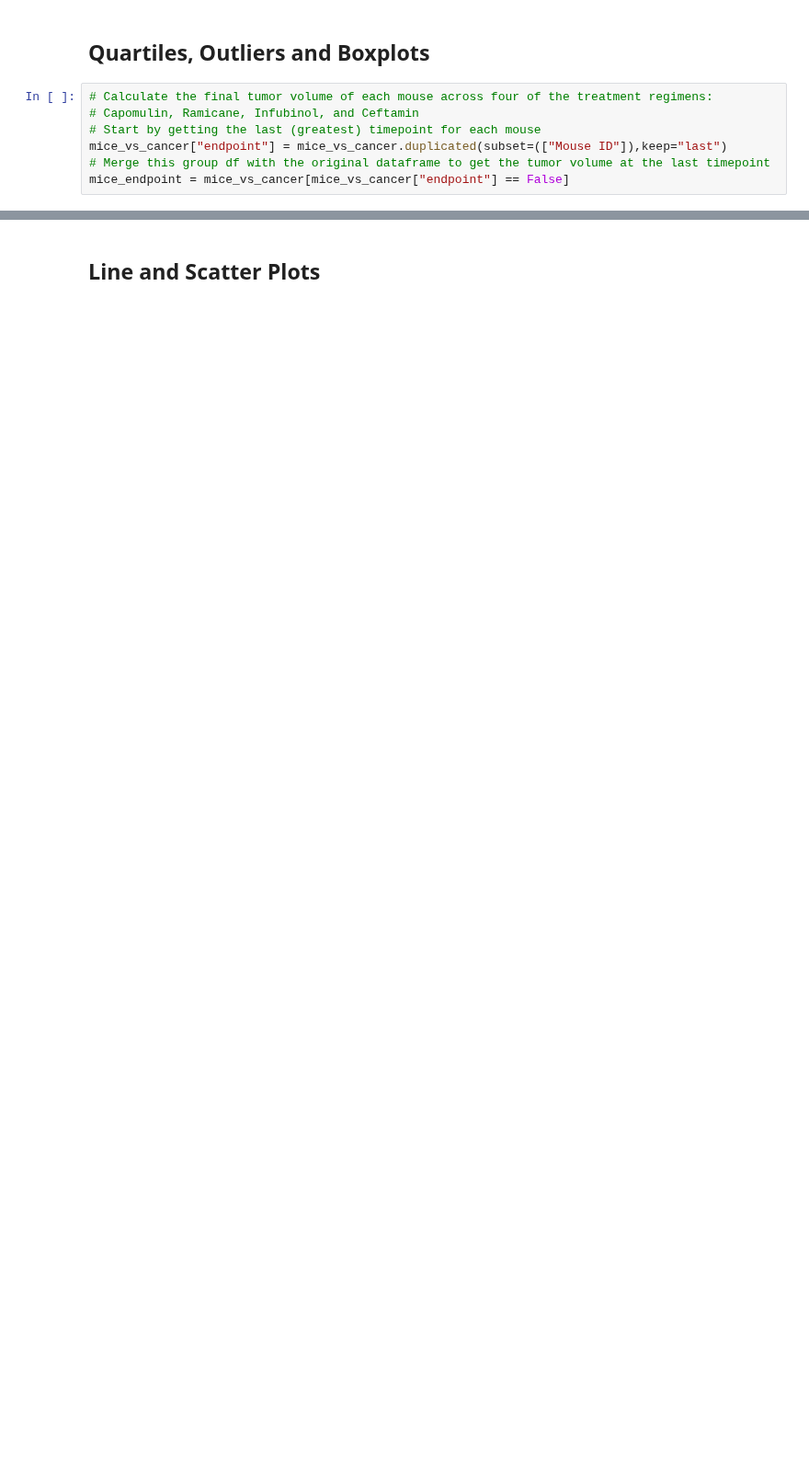
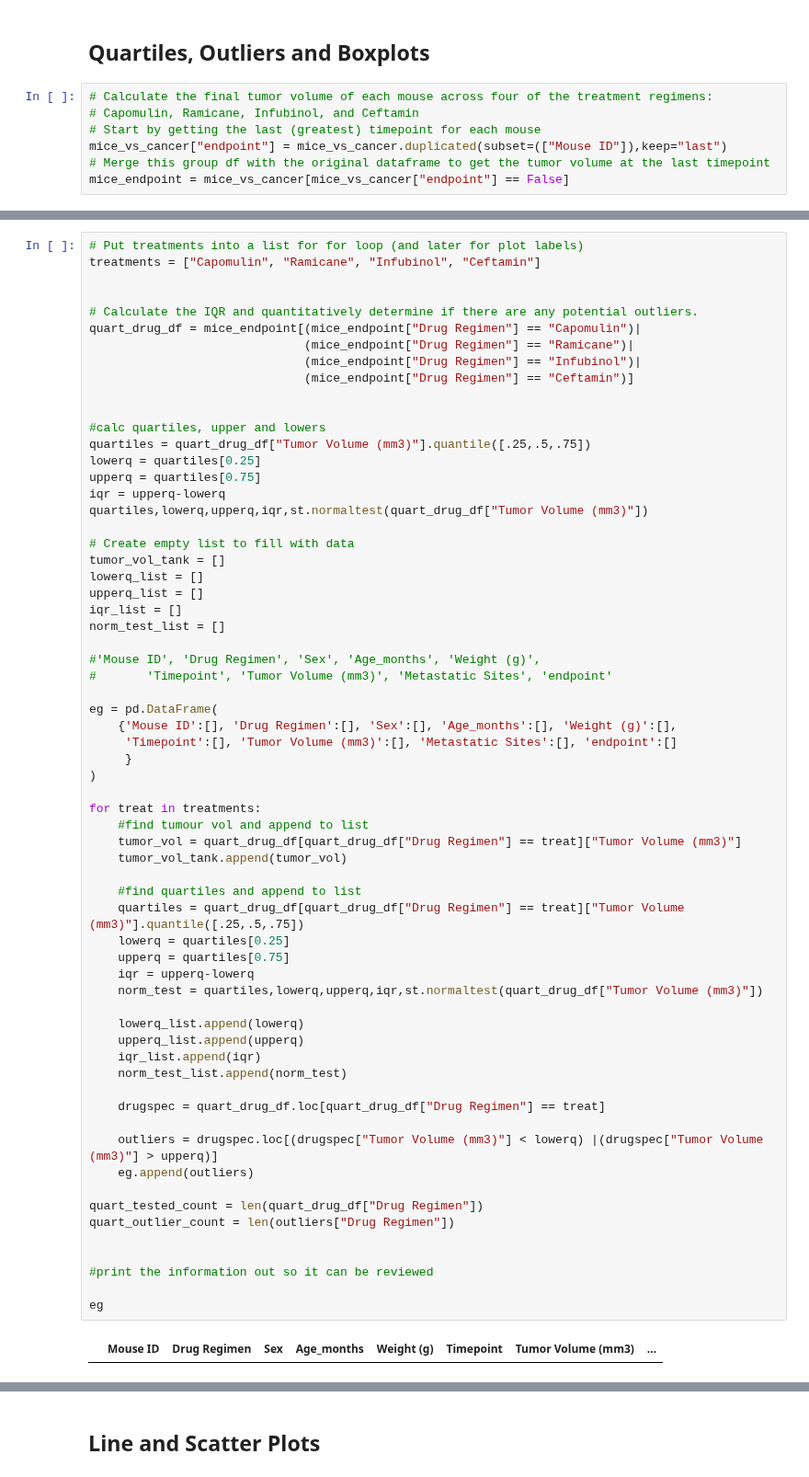
Before and after one commit to jimbleslilley/matplotlib-challenge, a Jupyter notebook: pymaceuticals_JL.ipynb, the cells around one changed output, grey strips where cells are left out. Shown at 92% size. Drawn from its saved outputs; the diff is of its cells as text; blank space fills up the shorter version.

```diff
--- a/pymaceuticals_JL.ipynb
+++ b/pymaceuticals_JL.ipynb
@@ -286,2 +250,68 @@ quartiles,lowerq,upperq,iqr,st.normaltest(final4_tumor_volumes)
+# %%
+# Put treatments into a list for for loop (and later for plot labels)
+treatments = ["Capomulin", "Ramicane", "Infubinol", "Ceftamin"]
+
+
+# Calculate the IQR and quantitatively determine if there are any potential outliers.
+quart_drug_df = mice_endpoint[(mice_endpoint["Drug Regimen"] == "Capomulin")|
+                              (mice_endpoint["Drug Regimen"] == "Ramicane")|
+                              (mice_endpoint["Drug Regimen"] == "Infubinol")|
+                              (mice_endpoint["Drug Regimen"] == "Ceftamin")]
+
+
+#calc quartiles, upper and lowers
+quartiles = quart_drug_df["Tumor Volume (mm3)"].quantile([.25,.5,.75])
+lowerq = quartiles[0.25]
+upperq = quartiles[0.75]
+iqr = upperq-lowerq
+quartiles,lowerq,upperq,iqr,st.normaltest(quart_drug_df["Tumor Volume (mm3)"])
+
+# Create empty list to fill with data
+tumor_vol_tank = []
+lowerq_list = []
+upperq_list = []
+iqr_list = []
+norm_test_list = []
+
+#'Mouse ID', 'Drug Regimen', 'Sex', 'Age_months', 'Weight (g)',
+#       'Timepoint', 'Tumor Volume (mm3)', 'Metastatic Sites', 'endpoint'
+
+eg = pd.DataFrame(
+    {'Mouse ID':[], 'Drug Regimen':[], 'Sex':[], 'Age_months':[], 'Weight (g)':[],
+     'Timepoint':[], 'Tumor Volume (mm3)':[], 'Metastatic Sites':[], 'endpoint':[]
+     }
+)
+
+for treat in treatments:
+    #find tumour vol and append to list
+    tumor_vol = quart_drug_df[quart_drug_df["Drug Regimen"] == treat]["Tumor Volume (mm3)"]
+    tumor_vol_tank.append(tumor_vol)
+
+    #find quartiles and append to list
+    quartiles = quart_drug_df[quart_drug_df["Drug Regimen"] == treat]["Tumor Volume (mm3)"].quantile([.25,.5,.75])
+    lowerq = quartiles[0.25]
+    upperq = quartiles[0.75]
+    iqr = upperq-lowerq
+    norm_test = quartiles,lowerq,upperq,iqr,st.normaltest(quart_drug_df["Tumor Volume (mm3)"])
+
+    lowerq_list.append(lowerq)
+    upperq_list.append(upperq)
+    iqr_list.append(iqr)
+    norm_test_list.append(norm_test)
+
+    drugspec = quart_drug_df.loc[quart_drug_df["Drug Regimen"] == treat]
+
+    outliers = drugspec.loc[(drugspec["Tumor Volume (mm3)"] < lowerq) |(drugspec["Tumor Volume (mm3)"] > upperq)]
+    eg.append(outliers)
+
+quart_tested_count = len(quart_drug_df["Drug Regimen"])
+quart_outlier_count = len(outliers["Drug Regimen"])
+
+
+#print the information out so it can be reviewed
+
+eg
+# %% [output]
+|  | Mouse ID | Drug Regimen | Sex | Age_months | Weight (g) | Timepoint | Tumor Volume (mm3) | ... |
 # %%
 # Generate a box plot of the final tumor volume of each mouse across four regimens of interest
```
Also changed, not shown: parts of 11 cells of this notebook.
